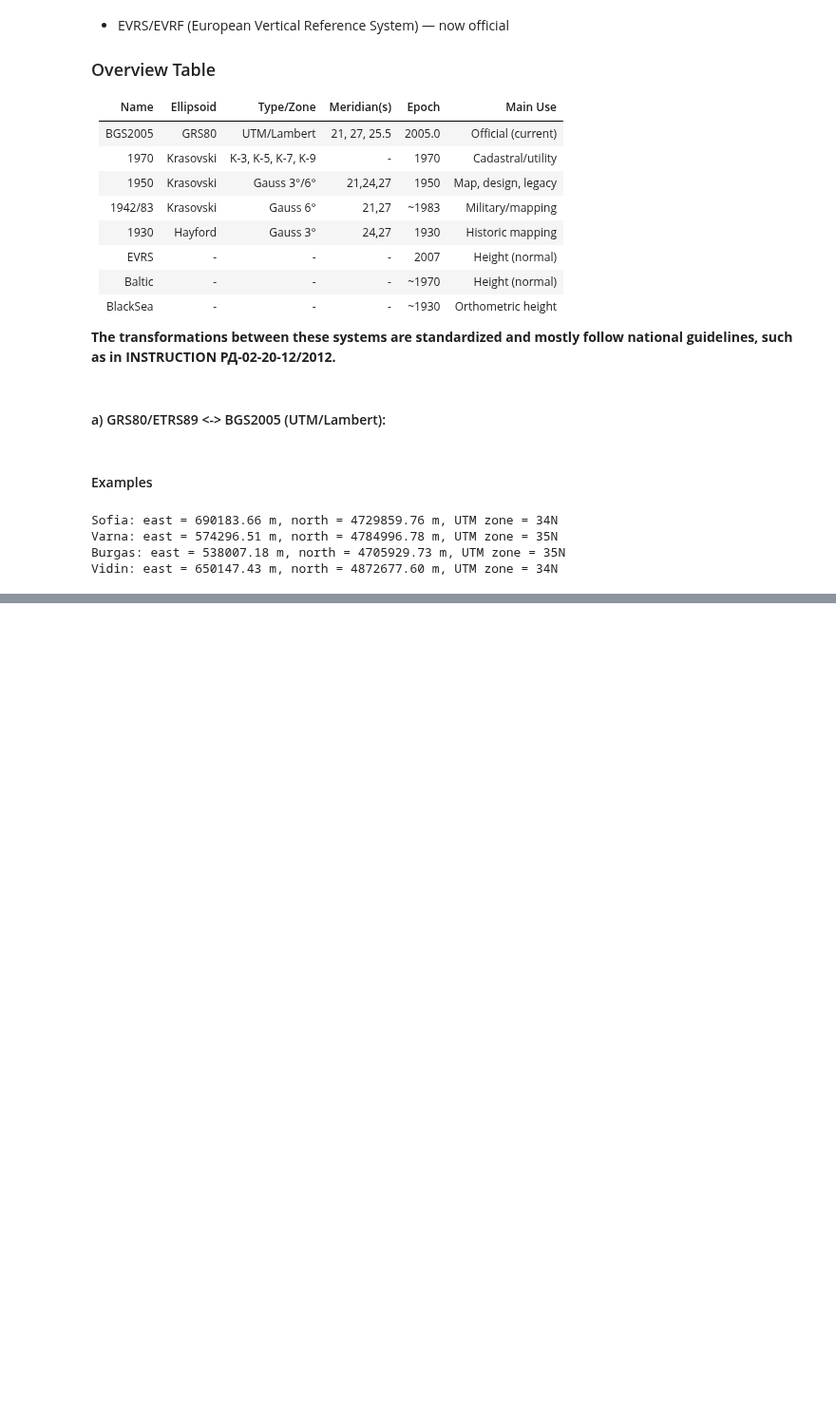
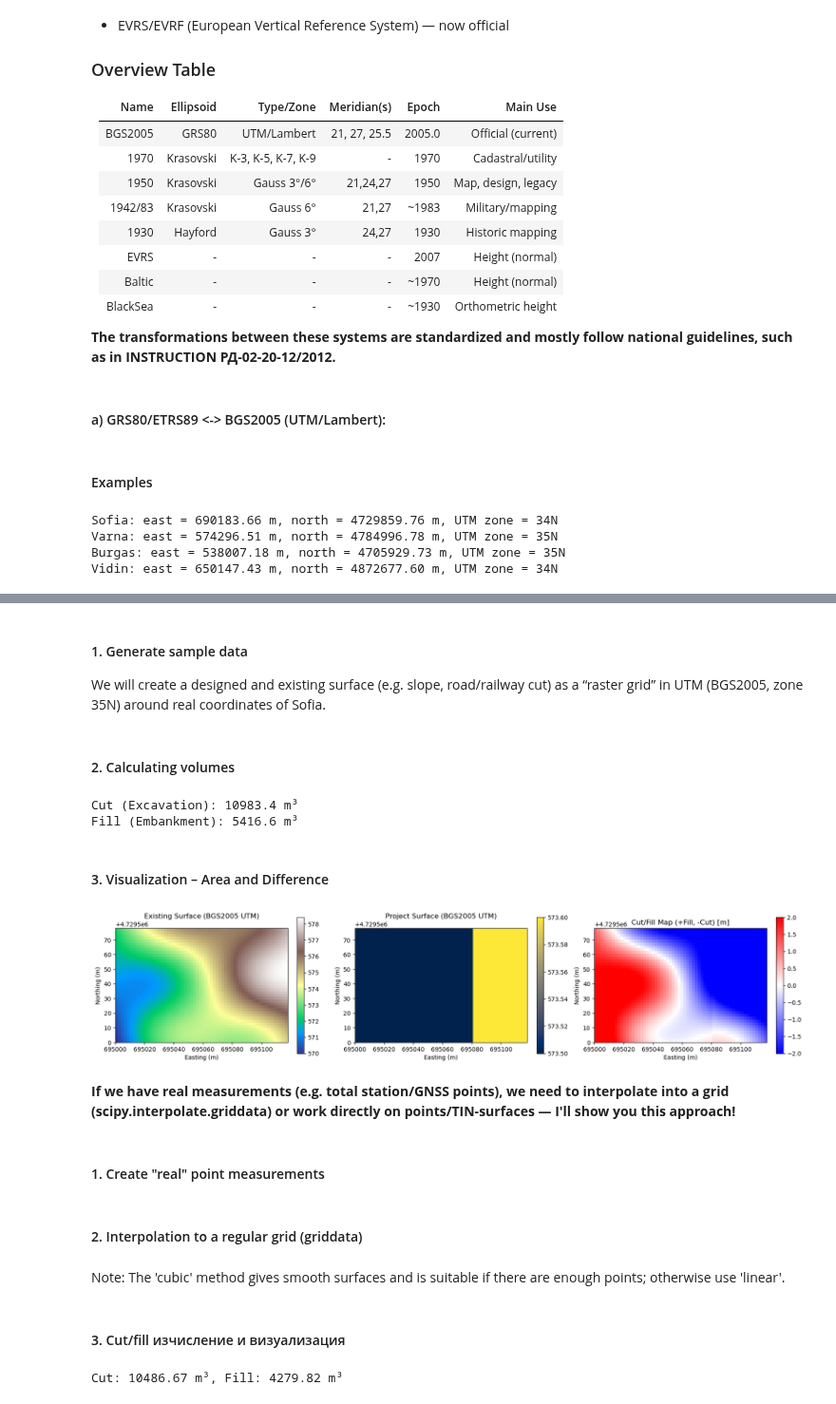
Before and after one commit to Araychev/UPSKILL-AI-and-Machine-Learning---2025, a Jupyter notebook: Math Concepts for Developers - март 2025/Regular_Exam_Project/math_concepts_geo_project.ipynb, the cells around one changed output, grey strips where cells are left out. Shown at 95% size. Cells and saved outputs as stored; diff of their text form; code cells hidden in the pictures; blank space fills up the shorter version.

```diff
--- a/Math Concepts for Developers - март 2025/Regular_Exam_Project/math_concepts_geo_project.ipynb
+++ b/Math Concepts for Developers - март 2025/Regular_Exam_Project/math_concepts_geo_project.ipynb
@@ -1226,0 +1319,3 @@ Vidin: east = 650147.43 m, north = 4872677.60 m, UTM zone = 34N
+# %% [markdown]
+#### 1. Generate sample data
+We will create a designed and existing surface (e.g. slope, road/railway cut) as a “raster grid” in UTM (BGS2005, zone 35N) around real coordinates of Sofia.
@@ -1226,0 +1341,47 @@ Vidin: east = 650147.43 m, north = 4872677.60 m, UTM zone = 34N
+# %% [markdown]
+#### 2. Calculating volumes
+# %%
+cut, fill = cut_fill_volume(z_existing, z_project, cell_size)
+print(f"Cut (Excavation): {cut:.1f} m³\nFill (Embankment): {fill:.1f} m³")
+# %% [output]
+Cut (Excavation): 10983.4 m³
+Fill (Embankment): 5416.6 m³
+# %% [markdown]
+#### 3. Visualization – Area and Difference
+# %%
+
+fig, axs = plt.subplots(1, 3, figsize=(17, 6))
+
+# Съществуващ терен
+im0 = axs[0].imshow(z_existing, extent=[x.min(), x.max(), y.min(), y.max()],
+               origin='lower', cmap='terrain')
+axs[0].set_title('Existing Surface (BGS2005 UTM)')
+axs[0].set_xlabel('Easting (m)')
+axs[0].set_ylabel('Northing (m)')
+fig.colorbar(im0, ax=axs[0], fraction=0.036)
+
+# Проектирана повърхнина
+im1 = axs[1].imshow(z_project, extent=[x.min(), x.max(), y.min(), y.max()],
+               origin='lower', cmap='cividis')
+axs[1].set_title('Project Surface (BGS2005 UTM)')
+axs[1].set_xlabel('Easting (m)')
+axs[1].set_ylabel('Northing (m)')
+fig.colorbar(im1, ax=axs[1], fraction=0.036)
+
+# Cut/Fill map (отрицателно = изкоп, положително = насип)
+diff = z_project - z_existing
+im2 = axs[2].imshow(diff, extent=[x.min(), x.max(), y.min(), y.max()],
+               origin='lower', cmap='bwr', vmin=-2, vmax=2)
+axs[2].set_title('Cut/Fill Map (+Fill, -Cut) [m]')
+axs[2].set_xlabel('Easting (m)')
+axs[2].set_ylabel('Northing (m)')
+fig.colorbar(im2, ax=axs[2], fraction=0.036)
+
+plt.tight_layout()
+plt.show()
+# %% [output]
+[figure, added]
+# %% [markdown]
+**If we have real measurements (e.g. total station/GNSS points), we need to interpolate into a grid (scipy.interpolate.griddata) or work directly on points/TIN-surfaces — I'll show you this approach!**
+# %% [markdown]
+#### 1. Create "real" point measurements
@@ -1226,0 +1404,2 @@ Vidin: east = 650147.43 m, north = 4872677.60 m, UTM zone = 34N
+# %% [markdown]
+#### 2. Interpolation to a regular grid (griddata)
@@ -1226,0 +1418,16 @@ Vidin: east = 650147.43 m, north = 4872677.60 m, UTM zone = 34N
+# %% [markdown]
+Note: The 'cubic' method gives smooth surfaces and is suitable if there are enough points; otherwise use 'linear'.
+# %% [markdown]
+#### 3. Cut/fill изчисление и визуализация
+# %%
+def cut_fill_volume(surface_existing, surface_project, cell_size):
+    mask = np.isfinite(surface_existing) & np.isfinite(surface_project)  # валидни (ненулеви интерполирани) клетки
+    diff = surface_project - surface_existing
+    cut = np.where((diff < 0) & mask, -diff, 0).sum() * cell_size**2
+    fill = np.where((diff > 0) & mask, diff, 0).sum() * cell_size**2
+    return cut, fill
+
+cut, fill = cut_fill_volume(z_existing_grid, z_project_grid, cell_size)
+print(f"Cut: {cut:.2f} m³, Fill: {fill:.2f} m³")
+# %% [output]
+Cut: 10486.67 m³, Fill: 4279.82 m³
```
Also changed, not shown: parts of 29 cells of this notebook.
